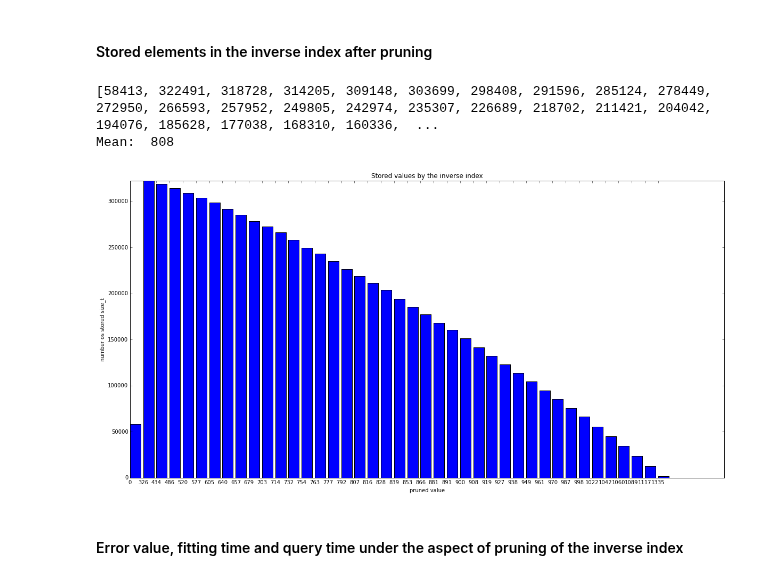
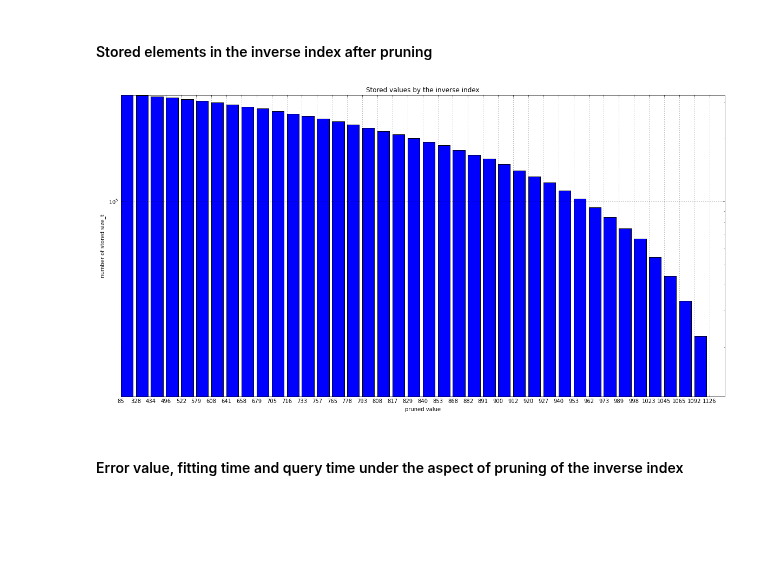
Before and after one commit to joachimwolff/sparse-neighbors-search, a Jupyter notebook: example/Methods to save memory.ipynb, the cells around one changed output. Saved outputs shown, nothing was run; the diff lists cells and outputs as text; code cells hidden in the pictures; blank space fills up the shorter version.

```diff
--- a/example/Methods to save memory.ipynb
+++ b/example/Methods to save memory.ipynb
@@ -326,20 +237,56 @@ print elements_in_index
+# %%
+# max(distribution_inverse_index_max[0][0].iterkeys())+1)
+error_list = []
+time_fit_list = []
+time_kneighbors_list = []
+distribution_pruning = []
+# prune_index_frequencey+${i}
+index_shift = 1
+iteration_value = []
+file_obj = open("/home/joachim/thesis/minHashNearestNeighbors/result/size_of_hash_functions", 'r')
+lines = file_obj.readlines()
+for i in lines:
+    iter_str = i.strip().split(" ")
+    for i in iter_str:
+        iteration_value.append(int(i))
+file_obj.close()
+iteration_value = sorted(iteration_value)
+#  = [85 328 434 496 522 579 608 641 658 679 705 716 733 757 765 778 793 808 817 829 840 853 868 882 891 900 912 920 927 940 953 962 973 989 998 1023 1045 1065 1092 1126]
+for i in iteration_value:
+    input_file_name = "/home/joachim/thesis/minHashNearestNeighbors/result/size_of_hash_function_pruned+" + str(i)
+    if os.path.isfile(input_file_name):
+        fileObject = open(input_file_name,'r')
+        dist_tmp = pickle.load(fileObject)
+        distribution_pruning.append(dist_tmp)
+        error_list.append(1 - dist_tmp[3])
+        time_fit_list.append(dist_tmp[1])
+        time_kneighbors_list.append(dist_tmp[2])
+
+# print len(distribution_pruning)
+# print distribution_pruning
+# %%
+memory_list = []
+for dist in distribution_pruning:
+    memory = 0
+    for j in dist[0][0]:
+        memory += dist[0][0][j]
+    memory_list.append(memory)
 # %% [markdown]
 #### Stored elements in the inverse index after pruning
 # %%
 data = np.arange(len(memory_list))
 plt.figure(figsize=(20, 10))
 plt.yscale('log')
 plt.bar(data, memory_list)
-plt.xticks(data, range(max(distribution_inverse_index_max[0][0].iterkeys())))
+plt.xticks(data, iteration_value)
 ymax = max(memory_list)
 plt.ylim(0, ymax)
-plt.ylabel("number os stored size_t")
+plt.grid()
+plt.ylabel("number of stored size_t")
 plt.xlabel("pruned value")
 plt.title("Stored values by the inverse index")
 plt.show()
 # %% [output]
-[58413, 322491, 318728, 314205, 309148, 303699, 298408, 291596, 285124, 278449, 272950, 266593, 257952, 249805, 242974, 235307, 226689, 218702, 211421, 204042, 194076, 185628, 177038, 168310, 160336,  ...
-Mean:  808
-[figure, old version]
+[figure, new version]
 # %% [markdown]
 #### Error value, fitting time and query time under the aspect of pruning of the inverse index
```
Also changed, not shown: parts of 108 cells of this notebook, 17 other files.
